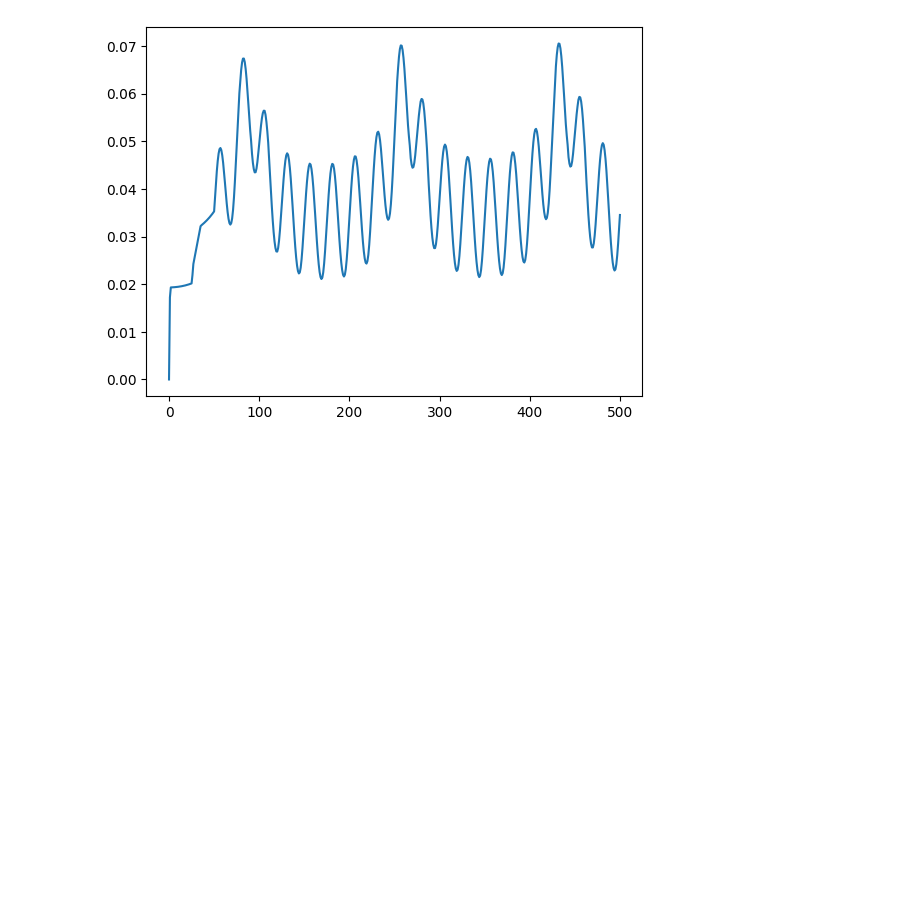
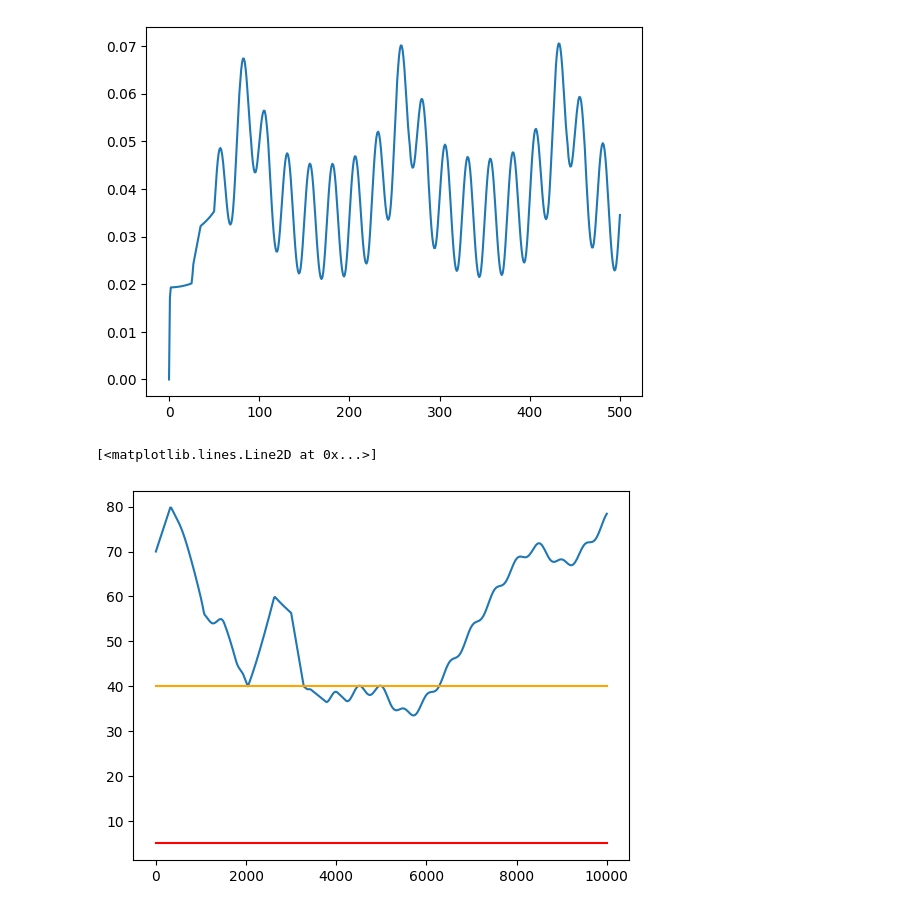
Before and after one commit to BigglesworthCat/Lab4, a Jupyter notebook: time_series.ipynb, the cells around one changed output. Drawn from its saved outputs; the diff is of its cells as text; code cells hidden in the pictures; blank space fills up the shorter version.

```diff
--- a/time_series.ipynb
+++ b/time_series.ipynb
@@ -64,3 +64,15 @@ plt.plot(df.iloc[:,1])
 # %% [output]
 [<matplotlib.lines.Line2D at 0x...>]
 [figure]
+# %%
+import pandas as pd
+import matplotlib.pyplot as plt
+df_y = pd.read_csv('Final_Pump_Warn/Func_Warn.txt', header = None, sep = '  ')
+df_X1 = pd.read_csv('Final_Pump_Warn/argF1_Warn.txt', header = None, sep = '  ')
+# %%
+plt.plot(df_y.iloc[:,0] ,df_y.iloc[:,1])
+plt.plot(df_y.iloc[:,0],[5 for i in range(df_y.iloc[:,1].shape[0])],color='red')
+plt.plot(df_y.iloc[:,0],[40 for i in range(df_y.iloc[:,1].shape[0])],color='orange')
+# %% [output]
+[<matplotlib.lines.Line2D at 0x...>]
+[figure, added]
```
Also changed, not shown: parts of 7 cells of this notebook, 3 other files.
